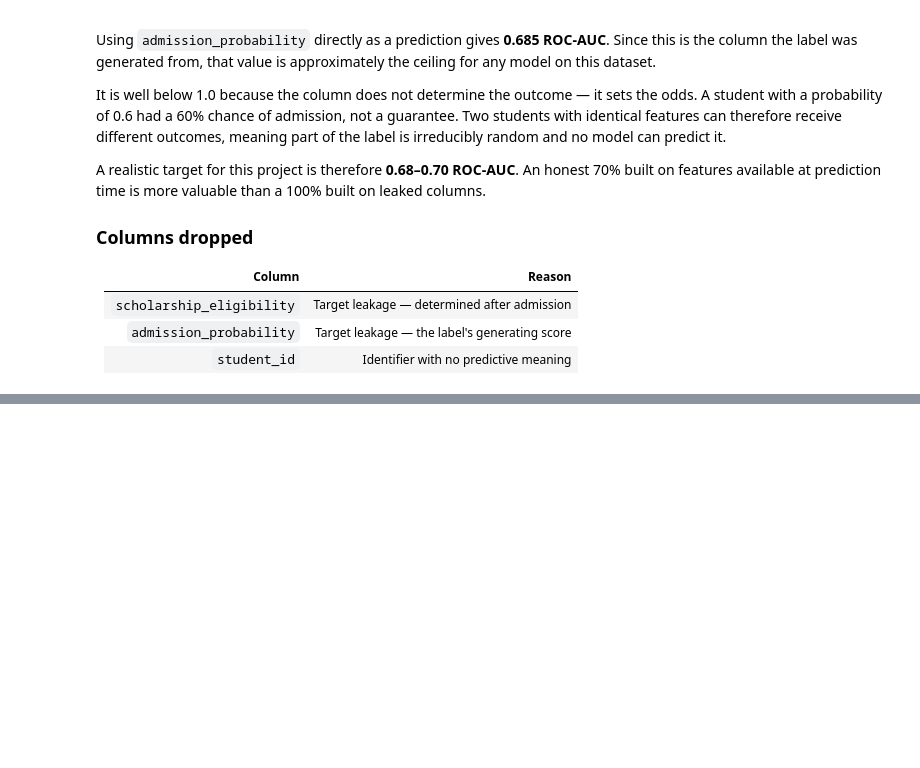
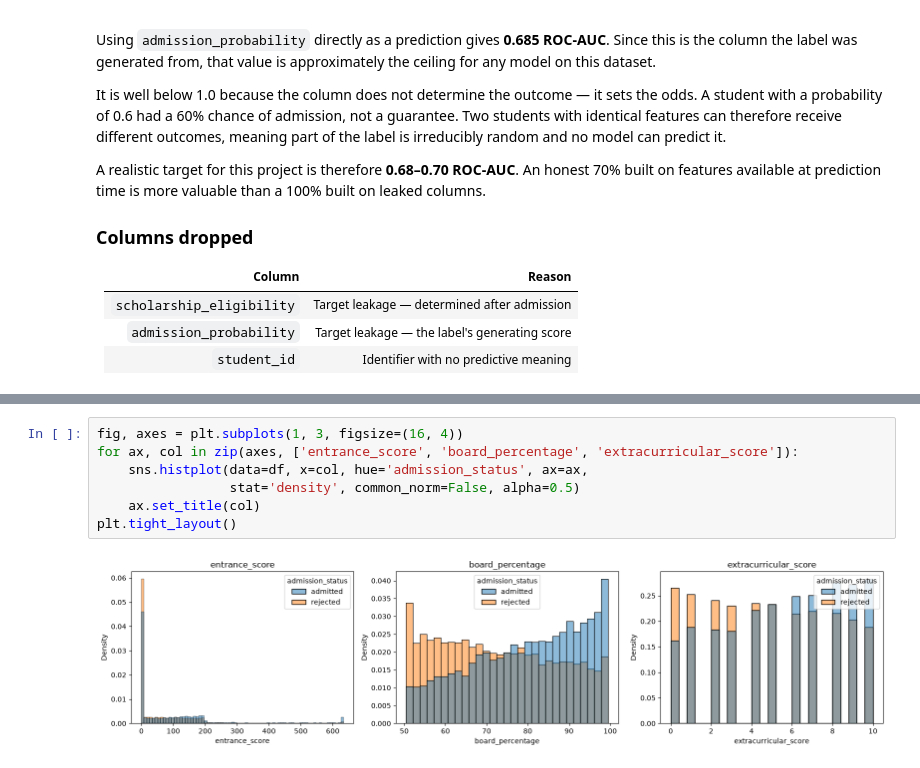
Before and after one commit to Jatin15012/college-admission-mlflow, a Jupyter notebook: notebooks/01_eda.ipynb, the cells around one changed output, grey strips where cells are left out. Drawn from its saved outputs; the diff is of its cells as text; blank space fills up the shorter version.

```diff
--- a/notebooks/01_eda.ipynb
+++ b/notebooks/01_eda.ipynb
@@ -160,0 +194,9 @@ columns.
+# %%
+fig, axes = plt.subplots(1, 3, figsize=(16, 4))
+for ax, col in zip(axes, ['entrance_score', 'board_percentage', 'extracurricular_score']):
+    sns.histplot(data=df, x=col, hue='admission_status', ax=ax,
+                 stat='density', common_norm=False, alpha=0.5)
+    ax.set_title(col)
+plt.tight_layout()
+# %% [output]
+[figure, added]
```
Also changed, not shown: parts of 4 cells of this notebook.
